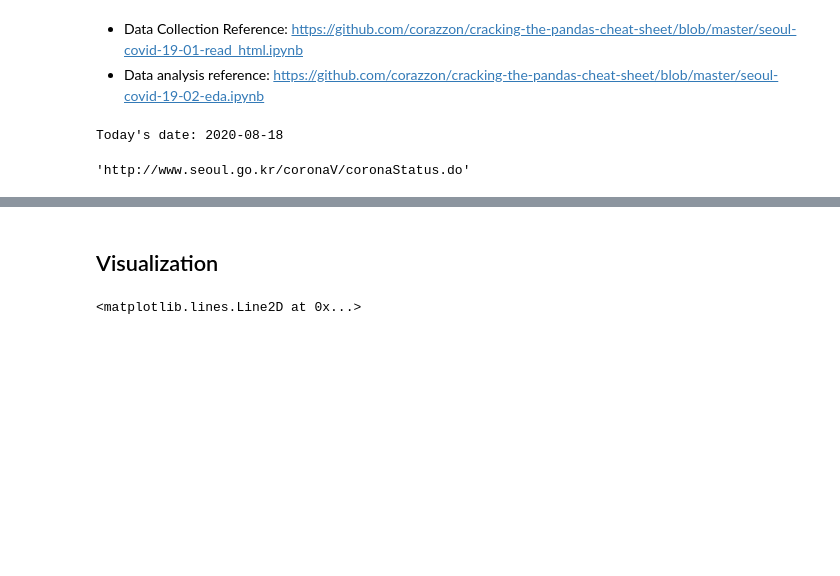
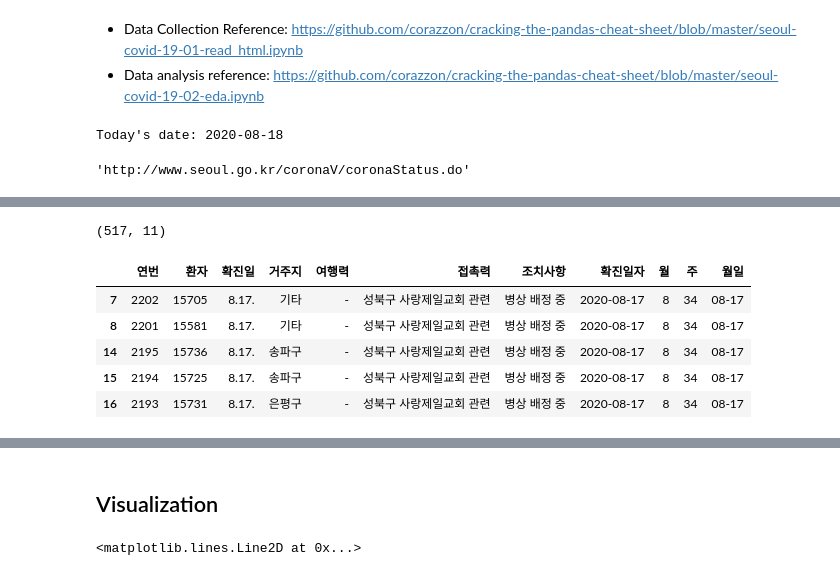
Before and after one commit to snoop2head/covid19_unknown_spread, a Jupyter notebook: Seoul-Covid19.ipynb, the cells around one changed output, grey strips where cells are left out. Drawn from its saved outputs; the diff is of its cells as text; code cells hidden in the pictures; blank space fills up the shorter version.

```diff
--- a/Seoul-Covid19.ipynb
+++ b/Seoul-Covid19.ipynb
@@ -70,3 +70,15 @@ df.head()
+# %%
+df_church = df[df['접촉력'].str.contains("교회")]
+print(df_church.shape)
+df_church.head()
+# %% [output]
+(517, 11)
+|  | 연번 | 환자 | 확진일 | 거주지 | 여행력 | 접촉력 | 조치사항 | 확진일자 | 월 | 주 | 월일 |
+| 7 | 2202 | 15705 | 8.17. | 기타 | - | 성북구 사랑제일교회 관련 | 병상 배정 중 | 2020-08-17 | 8 | 34 | 08-17 |
+| 8 | 2201 | 15581 | 8.17. | 기타 | - | 성북구 사랑제일교회 관련 | 병상 배정 중 | 2020-08-17 | 8 | 34 | 08-17 |
+| 14 | 2195 | 15736 | 8.17. | 송파구 | - | 성북구 사랑제일교회 관련 | 병상 배정 중 | 2020-08-17 | 8 | 34 | 08-17 |
+| 15 | 2194 | 15725 | 8.17. | 송파구 | - | 성북구 사랑제일교회 관련 | 병상 배정 중 | 2020-08-17 | 8 | 34 | 08-17 |
+| 16 | 2193 | 15731 | 8.17. | 은평구 | - | 성북구 사랑제일교회 관련 | 병상 배정 중 | 2020-08-17 | 8 | 34 | 08-17 |
 # %%
 last_day = df.loc[0, "확진일"]
 last_day = last_day.replace(".", "_")
```
Also changed, not shown: parts of 29 cells of this notebook, 1 other file.
